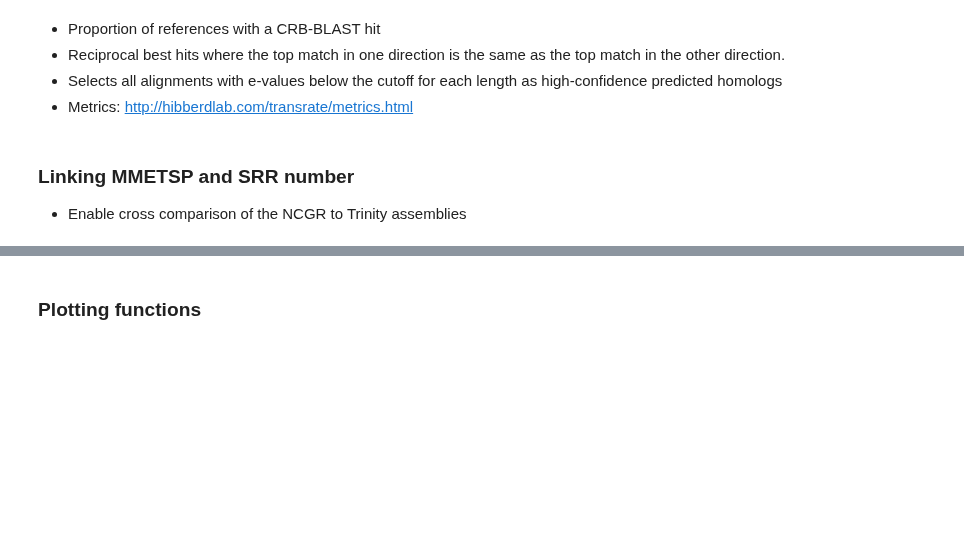
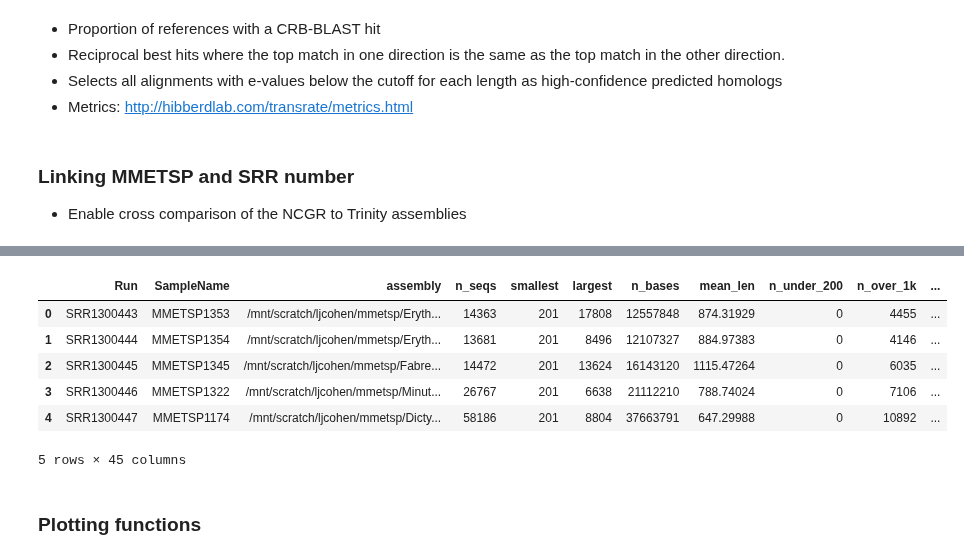
Before and after one commit to johnsolk/MMETSP, a Jupyter notebook: notebooks/MMETSP_Trinity_transrate_busco_scores_scatter.ipynb, the cells around one changed output, grey strips where cells are left out. Saved outputs shown, nothing was run; the diff lists cells and outputs as text; code cells hidden in the pictures; blank space fills up the shorter version.

```diff
--- a/notebooks/MMETSP_Trinity_transrate_busco_scores_scatter.ipynb
+++ b/notebooks/MMETSP_Trinity_transrate_busco_scores_scatter.ipynb
@@ -38,0 +81,10 @@ ncgr_v_dib = ncgr_v_dib.drop_duplicates()
+# %%
+dib_transrate.head()
+# %% [output]
+|  | Run | SampleName | assembly | n_seqs | smallest | largest | n_bases | mean_len | n_under_200 | n_over_1k | ... |
+| 0 | SRR1300443 | MMETSP1353 | /mnt/scratch/ljcohen/mmetsp/Eryth... | 14363 | 201 | 17808 | 12557848 | 874.31929 | 0 | 4455 | ... |
+| 1 | SRR1300444 | MMETSP1354 | /mnt/scratch/ljcohen/mmetsp/Eryth... | 13681 | 201 | 8496 | 12107327 | 884.97383 | 0 | 4146 | ... |
+| 2 | SRR1300445 | MMETSP1345 | /mnt/scratch/ljcohen/mmetsp/Fabre... | 14472 | 201 | 13624 | 16143120 | 1115.47264 | 0 | 6035 | ... |
+| 3 | SRR1300446 | MMETSP1322 | /mnt/scratch/ljcohen/mmetsp/Minut... | 26767 | 201 | 6638 | 21112210 | 788.74024 | 0 | 7106 | ... |
+| 4 | SRR1300447 | MMETSP1174 | /mnt/scratch/ljcohen/mmetsp/Dicty... | 58186 | 201 | 8804 | 37663791 | 647.29988 | 0 | 10892 | ... |
+5 rows × 45 columns
```
Also changed, not shown: parts of 15 cells of this notebook, 3 other files.
